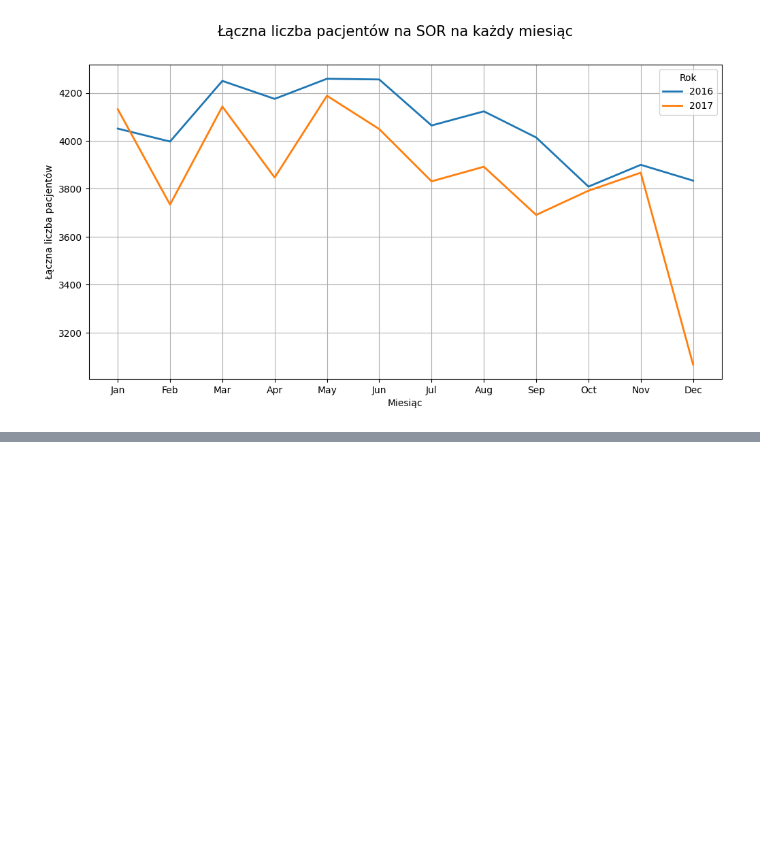
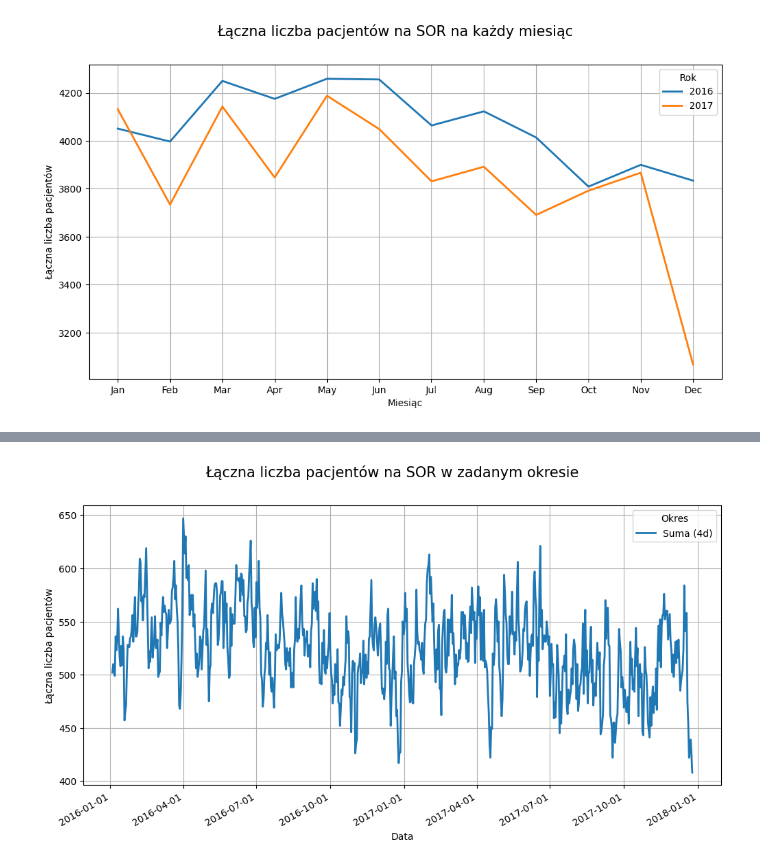
Before and after one commit to Nekq1601/Jupyter_SOR, a Jupyter notebook: Praktyki_SOR.ipynb, the cells around one changed output, grey strips where cells are left out. Cells and saved outputs as stored; diff of their text form; code cells hidden in the pictures; blank space fills up the shorter version.

```diff
--- a/Praktyki_SOR.ipynb
+++ b/Praktyki_SOR.ipynb
@@ -179,0 +190,4 @@ plotMonthSumCountsPeriod(period='1w', years=[2016, 2017],column="y_train")
+# %%
+plotMonthSumCountsPeriod(period='4d', years=[2016, 2017],column="y_train")
+# %% [output]
+[figure, added]
```
Also changed, not shown: parts of 5 cells of this notebook.
